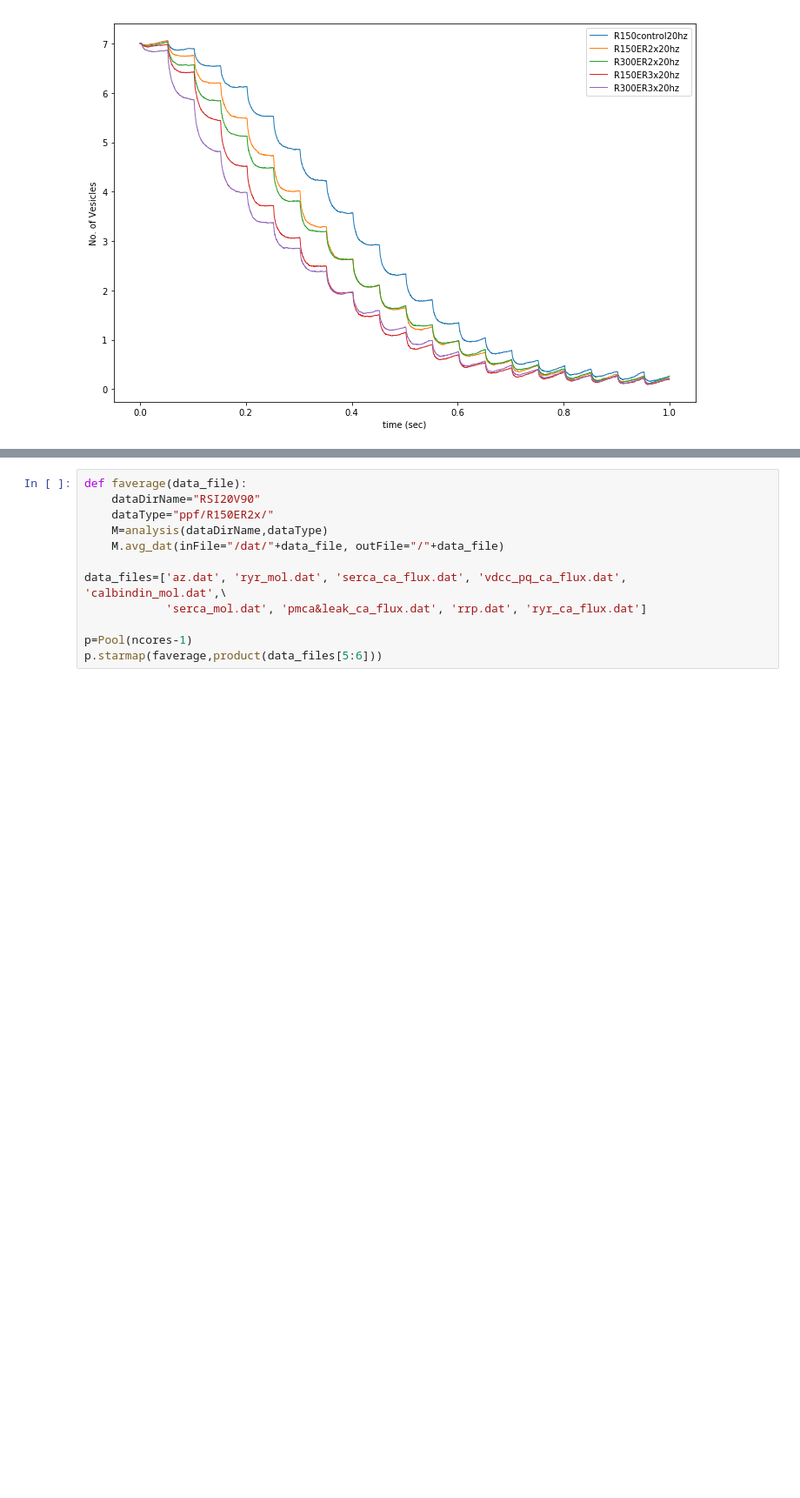
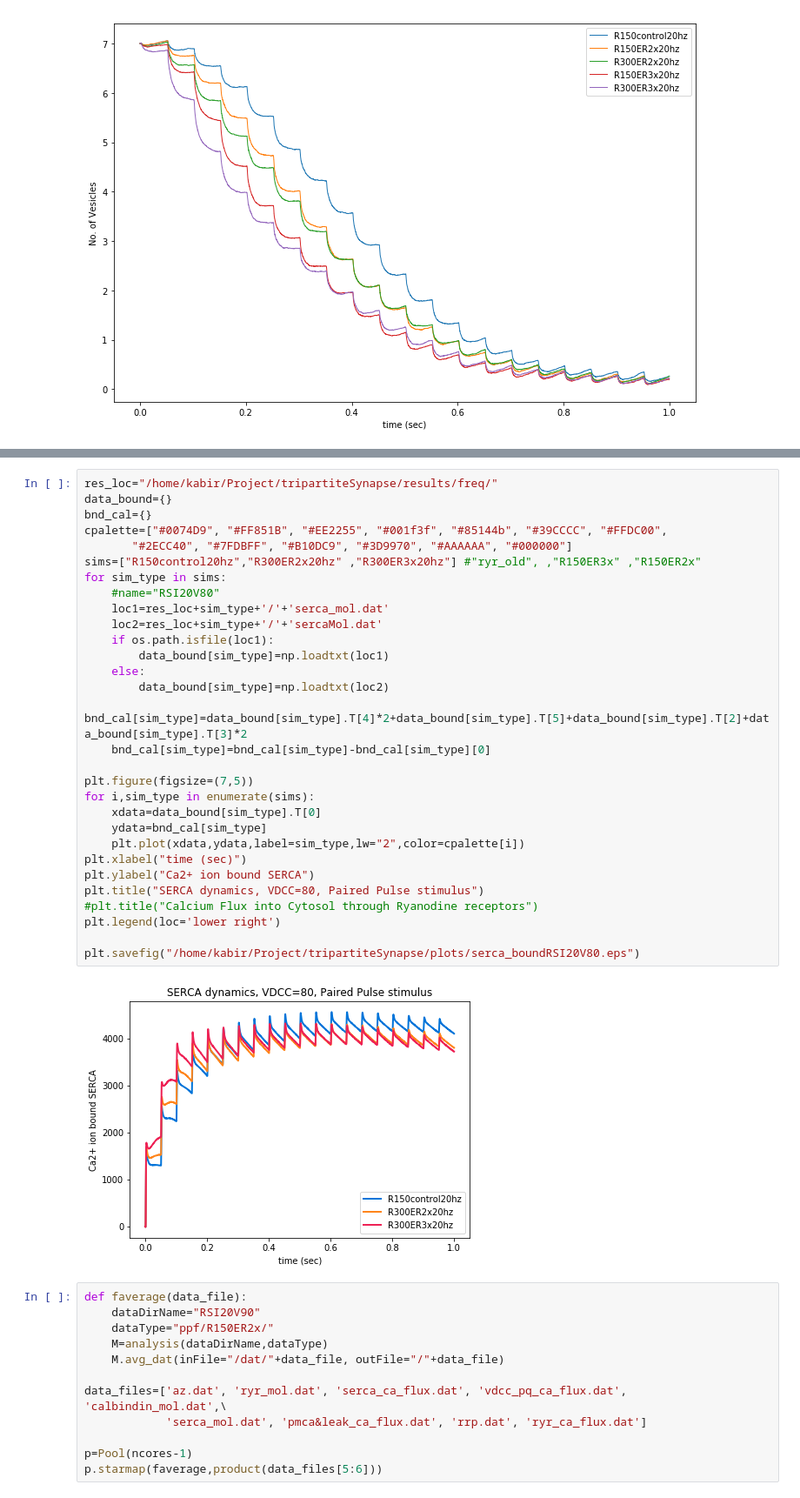
Before and after one commit to KabirDabholkar/tripartiteSynapse, a Jupyter notebook: tools/train-analysis.ipynb, the cells around one changed output, grey strips where cells are left out. Shown: that part at 87% size. Cells and saved outputs as stored; diff of their text form; blank space fills up the shorter version.

```diff
--- a/tools/train-analysis.ipynb
+++ b/tools/train-analysis.ipynb
@@ -553,3 +590,35 @@ plt.legend()
+# %%
+res_loc="/home/kabir/Project/tripartiteSynapse/results/freq/"
+data_bound={}
+bnd_cal={}
+cpalette=["#0074D9", "#FF851B", "#EE2255", "#001f3f", "#85144b", "#39CCCC", "#FFDC00",
+       "#2ECC40", "#7FDBFF", "#B10DC9", "#3D9970", "#AAAAAA", "#000000"]
+sims=["R150control20hz","R300ER2x20hz" ,"R300ER3x20hz"] #"ryr_old", ,"R150ER3x" ,"R150ER2x"
+for sim_type in sims:
+    #name="RSI20V80"
+    loc1=res_loc+sim_type+'/'+'serca_mol.dat'
+    loc2=res_loc+sim_type+'/'+'sercaMol.dat'
+    if os.path.isfile(loc1):
+        data_bound[sim_type]=np.loadtxt(loc1)
+    else:
+        data_bound[sim_type]=np.loadtxt(loc2)
+    bnd_cal[sim_type]=data_bound[sim_type].T[4]*2+data_bound[sim_type].T[5]+data_bound[sim_type].T[2]+data_bound[sim_type].T[3]*2
+    bnd_cal[sim_type]=bnd_cal[sim_type]-bnd_cal[sim_type][0]
+
+plt.figure(figsize=(7,5))
+for i,sim_type in enumerate(sims):
+    xdata=data_bound[sim_type].T[0]
+    ydata=bnd_cal[sim_type]
+    plt.plot(xdata,ydata,label=sim_type,lw="2",color=cpalette[i])
+plt.xlabel("time (sec)")
+plt.ylabel("Ca2+ ion bound SERCA")
+plt.title("SERCA dynamics, VDCC=80, Paired Pulse stimulus")
+#plt.title("Calcium Flux into Cytosol through Ryanodine receptors")
+plt.legend(loc='lower right')
+
+plt.savefig("/home/kabir/Project/tripartiteSynapse/plots/serca_boundRSI20V80.eps")
+# %% [output]
+[figure, added]
 # %%
 def faverage(data_file):
     dataDirName="RSI20V90"
```
Also changed, not shown: parts of 3 cells of this notebook, 7 other files.
